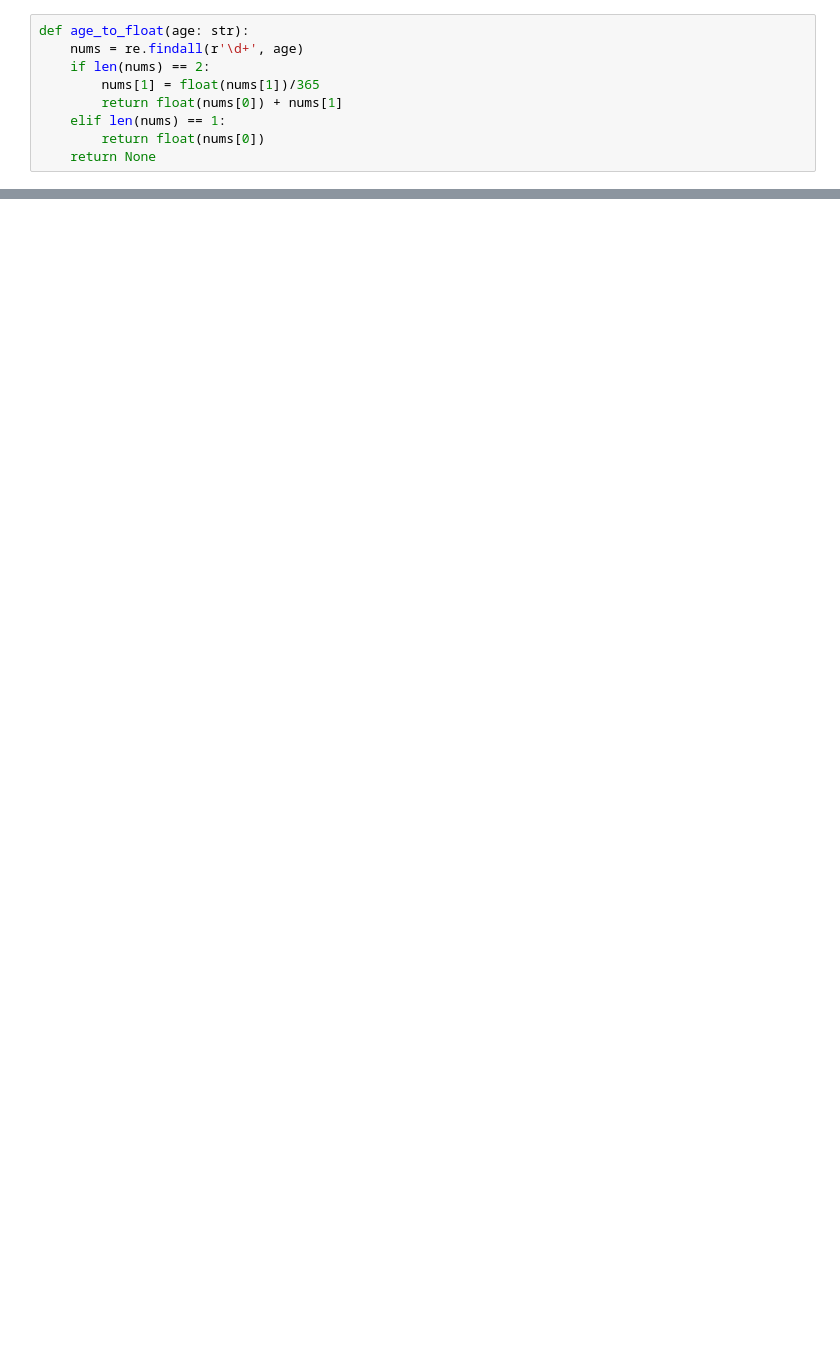
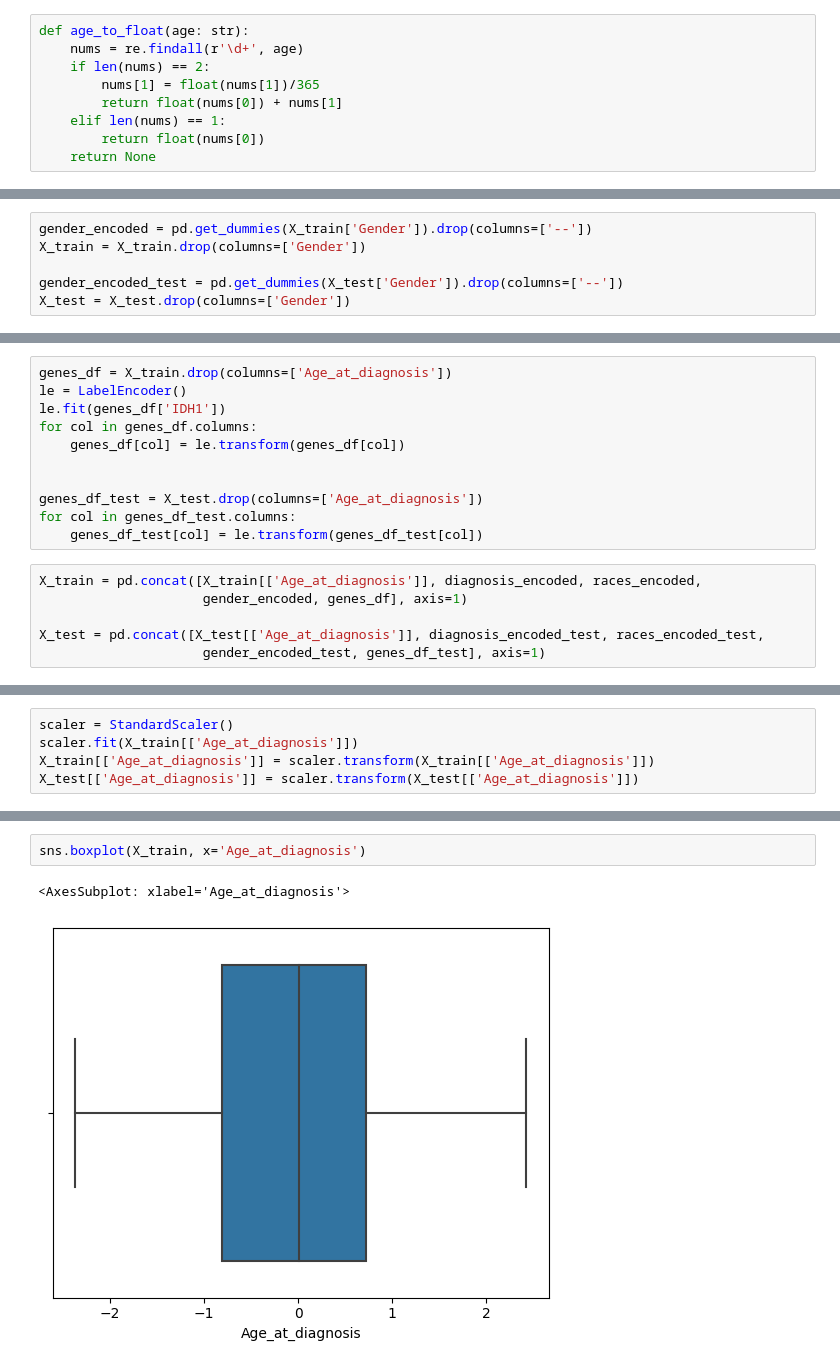
Before and after one commit to a13xbb/ml-labs-mag, a Jupyter notebook: lab1/eda.ipynb, the cells around one changed output, grey strips where cells are left out. Drawn from its saved outputs; the diff is of its cells as text; blank space fills up the shorter version.

```diff
--- a/lab1/eda.ipynb
+++ b/lab1/eda.ipynb
@@ -54,0 +95,6 @@ X_train
+# %%
+gender_encoded = pd.get_dummies(X_train['Gender']).drop(columns=['--'])
+X_train = X_train.drop(columns=['Gender'])
+
+gender_encoded_test = pd.get_dummies(X_test['Gender']).drop(columns=['--'])
+X_test = X_test.drop(columns=['Gender'])
@@ -54,0 +103,17 @@ X_train
+# %%
+genes_df = X_train.drop(columns=['Age_at_diagnosis'])
+le = LabelEncoder()
+le.fit(genes_df['IDH1'])
+for col in genes_df.columns:
+    genes_df[col] = le.transform(genes_df[col])
+
+
+genes_df_test = X_test.drop(columns=['Age_at_diagnosis'])
+for col in genes_df_test.columns:
+    genes_df_test[col] = le.transform(genes_df_test[col])
+# %%
+X_train = pd.concat([X_train[['Age_at_diagnosis']], diagnosis_encoded, races_encoded,
+                     gender_encoded, genes_df], axis=1)
+
+X_test = pd.concat([X_test[['Age_at_diagnosis']], diagnosis_encoded_test, races_encoded_test,
+                     gender_encoded_test, genes_df_test], axis=1)
@@ -54,0 +122,5 @@ X_train
+# %%
+scaler = StandardScaler()
+scaler.fit(X_train[['Age_at_diagnosis']])
+X_train[['Age_at_diagnosis']] = scaler.transform(X_train[['Age_at_diagnosis']])
+X_test[['Age_at_diagnosis']] = scaler.transform(X_test[['Age_at_diagnosis']])
@@ -54,0 +145,5 @@ X_train
+# %%
+sns.boxplot(X_train, x='Age_at_diagnosis')
+# %% [output]
+<AxesSubplot: xlabel='Age_at_diagnosis'>
+[figure, added]
```
Also changed, not shown: parts of 21 cells of this notebook.
